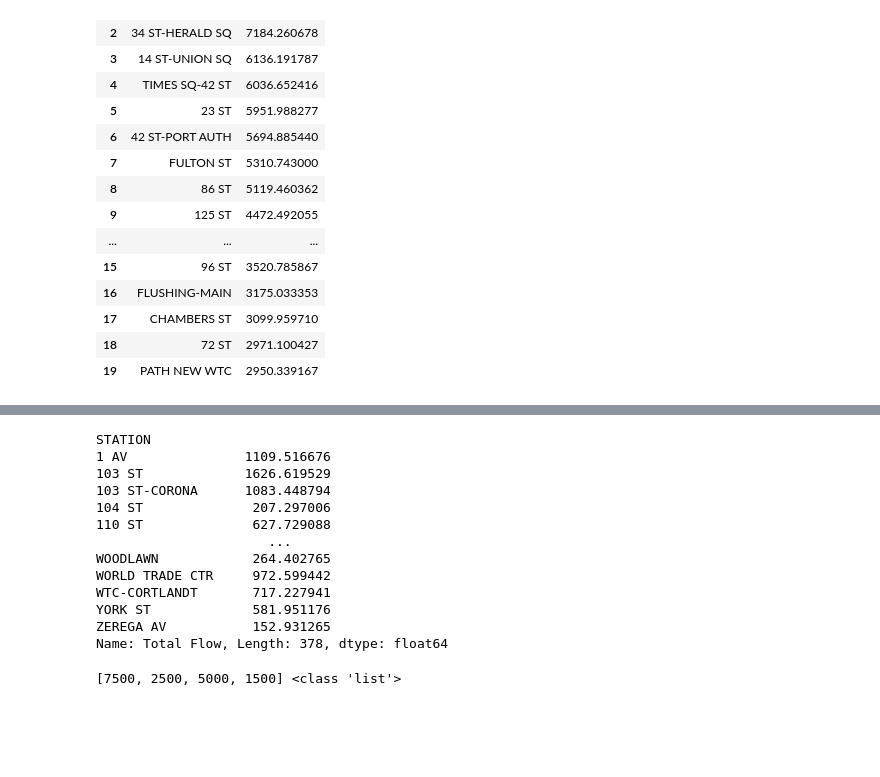
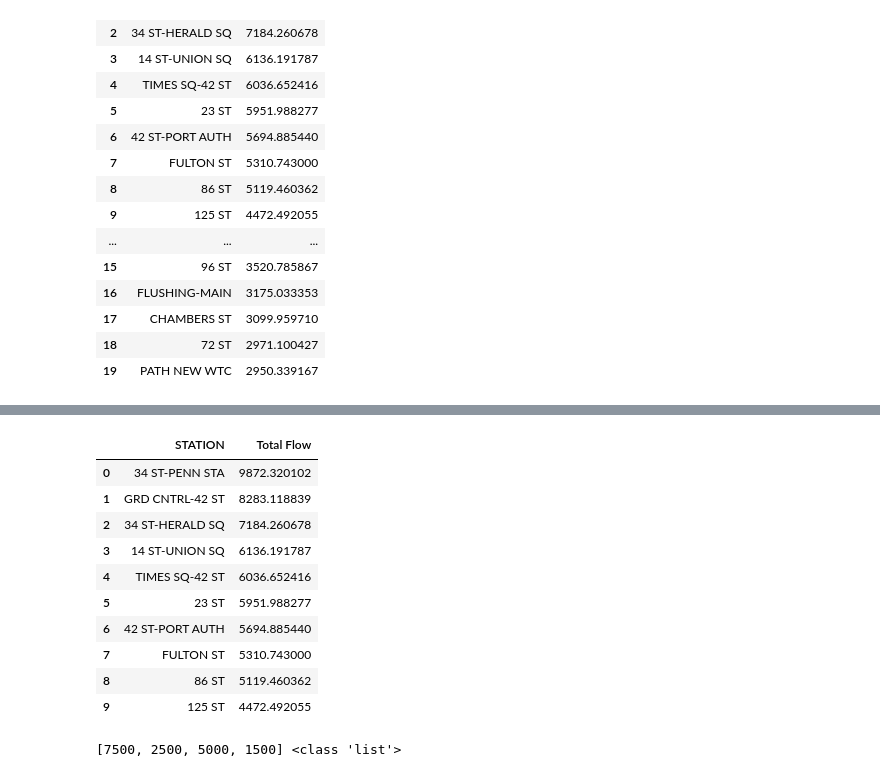
Before and after one commit to ejfeldman7/Metis_Project_1, a Jupyter notebook: Jupyter Notebooks/mta_ridership_EF.ipynb, the cells around one changed output, grey strips where cells are left out. Cells and saved outputs as stored; diff of their text form; code cells hidden in the pictures; blank space fills up the shorter version.

Commit message:
Update mta_ridership_EF.ipynb
Updated Ethan's Jupyter notebook with additional messages in code

```diff
--- a/Jupyter Notebooks/mta_ridership_EF.ipynb
+++ b/Jupyter Notebooks/mta_ridership_EF.ipynb
@@ -432,19 +436,18 @@ plt.show
 # %%
+#Top 10 stations
 ridership = df1.groupby(['STATION'])['Total Flow'].sum()/1000
 top_10 = ridership.sort_values(ascending=False).reset_index().head(10)
-ridership
+top_10
 # %% [output]
-STATION
-1 AV               1109.516676
-103 ST             1626.619529
-103 ST-CORONA      1083.448794
-104 ST              207.297006
-110 ST              627.729088
-                      ...
-WOODLAWN            264.402765
-WORLD TRADE CTR     972.599442
-WTC-CORTLANDT       717.227941
-YORK ST             581.951176
-ZEREGA AV           152.931265
-Name: Total Flow, Length: 378, dtype: float64
+|  | STATION | Total Flow |
+| 0 | 34 ST-PENN STA | 9872.320102 |
+| 1 | GRD CNTRL-42 ST | 8283.118839 |
+| 2 | 34 ST-HERALD SQ | 7184.260678 |
+| 3 | 14 ST-UNION SQ | 6136.191787 |
+| 4 | TIMES SQ-42 ST | 6036.652416 |
+| 5 | 23 ST | 5951.988277 |
+| 6 | 42 ST-PORT AUTH | 5694.885440 |
+| 7 | FULTON ST | 5310.743000 |
+| 8 | 86 ST | 5119.460362 |
+| 9 | 125 ST | 4472.492055 |
 # %%
```
Also changed, not shown: parts of 35 cells of this notebook.
